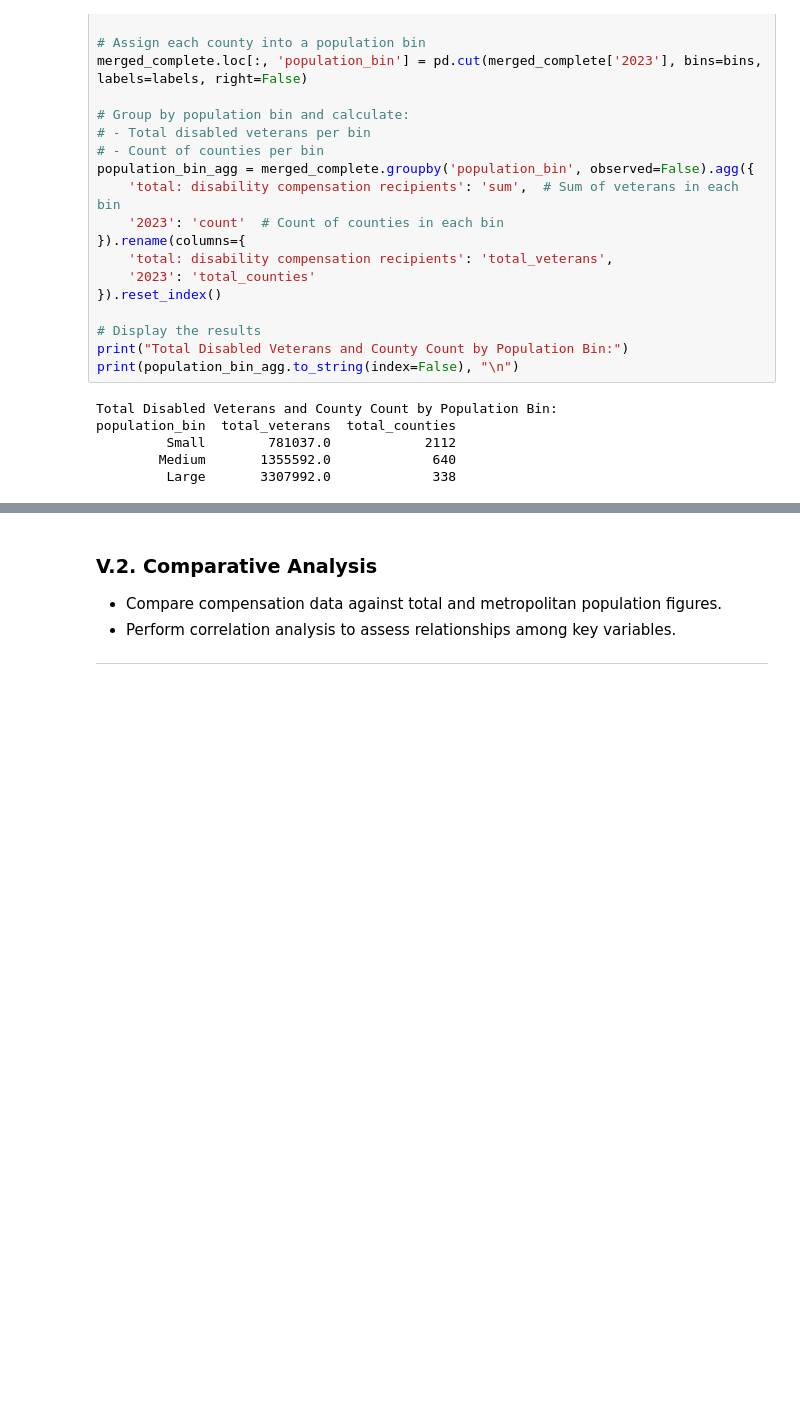
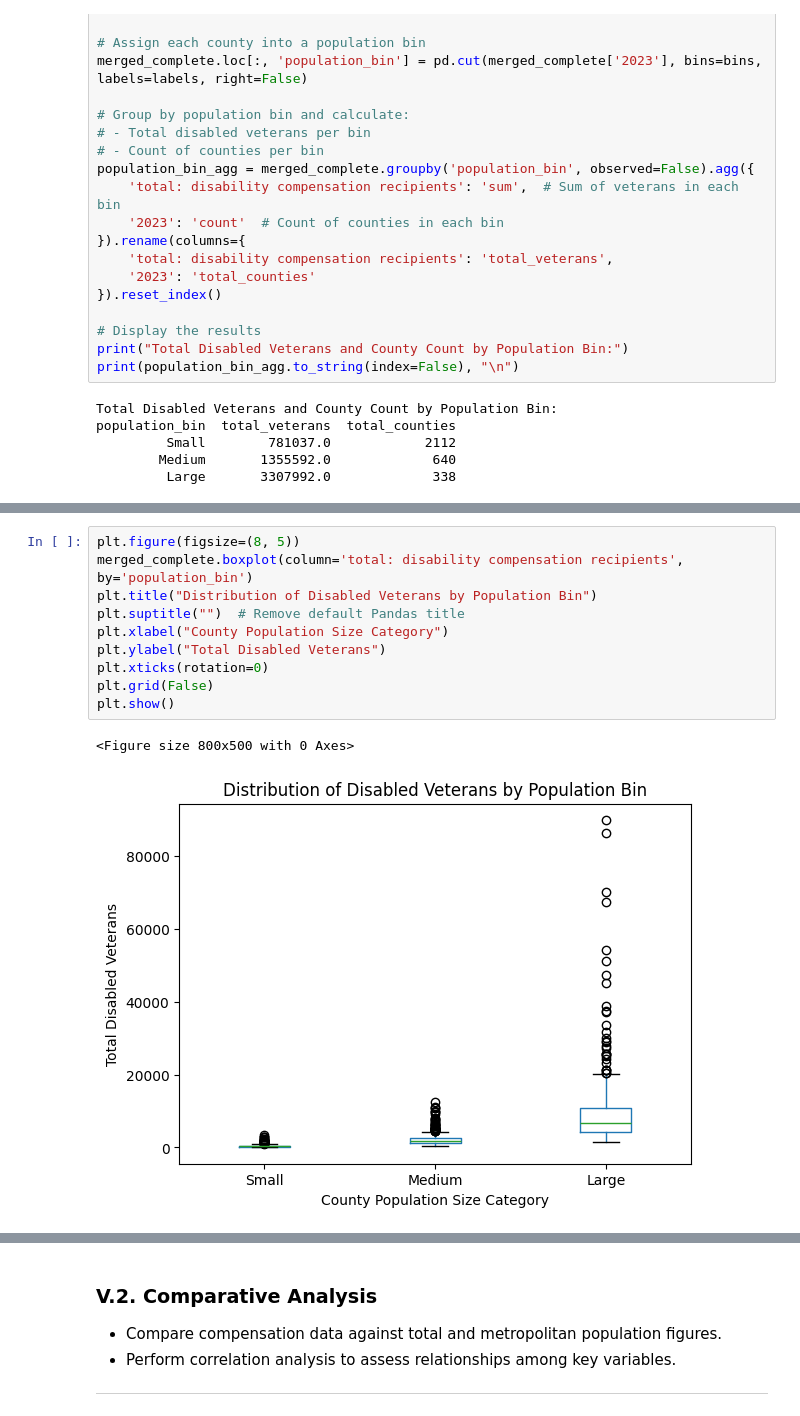
Before and after one commit to Data-Git-Hub/datafun-06-eda, a Jupyter notebook: Data-Git-Hub_eda.ipynb, the cells around one changed output, grey strips where cells are left out. Saved outputs shown, nothing was run; the diff lists cells and outputs as text; blank space fills up the shorter version.

```diff
--- a/Data-Git-Hub_eda.ipynb
+++ b/Data-Git-Hub_eda.ipynb
@@ -613,0 +615,13 @@ population_bin  total_veterans  total_counties
+# %%
+plt.figure(figsize=(8, 5))
+merged_complete.boxplot(column='total: disability compensation recipients', by='population_bin')
+plt.title("Distribution of Disabled Veterans by Population Bin")
+plt.suptitle("")  # Remove default Pandas title
+plt.xlabel("County Population Size Category")
+plt.ylabel("Total Disabled Veterans")
+plt.xticks(rotation=0)
+plt.grid(False)
+plt.show()
+# %% [output]
+<Figure size 800x500 with 0 Axes>
+[figure, added]
```
Also changed, not shown: parts of 23 cells of this notebook.
